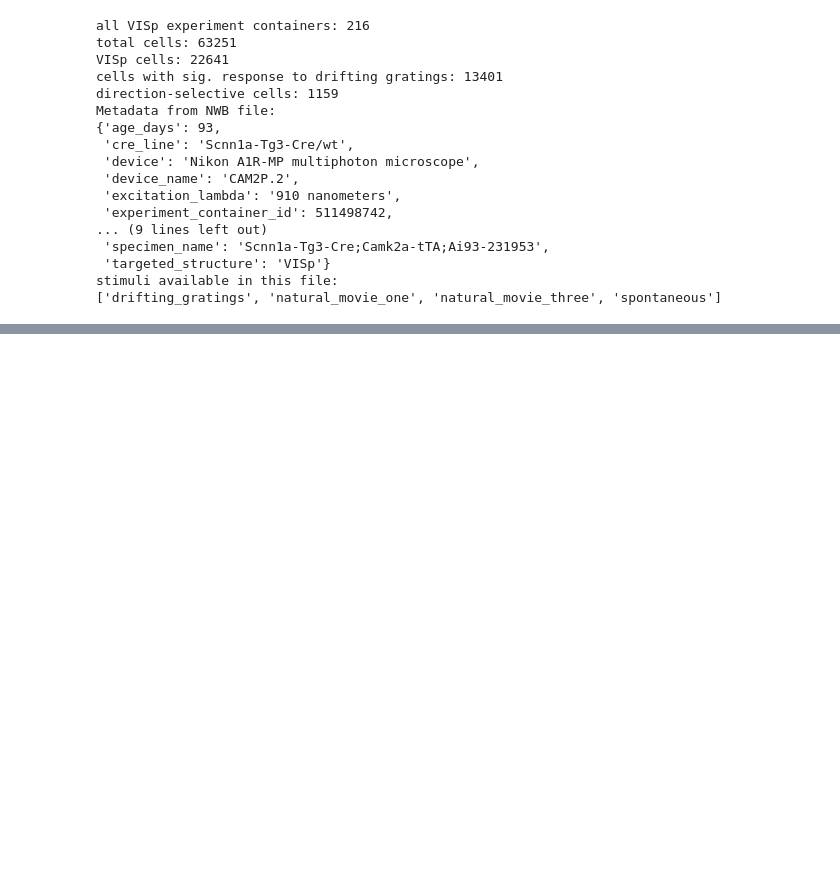
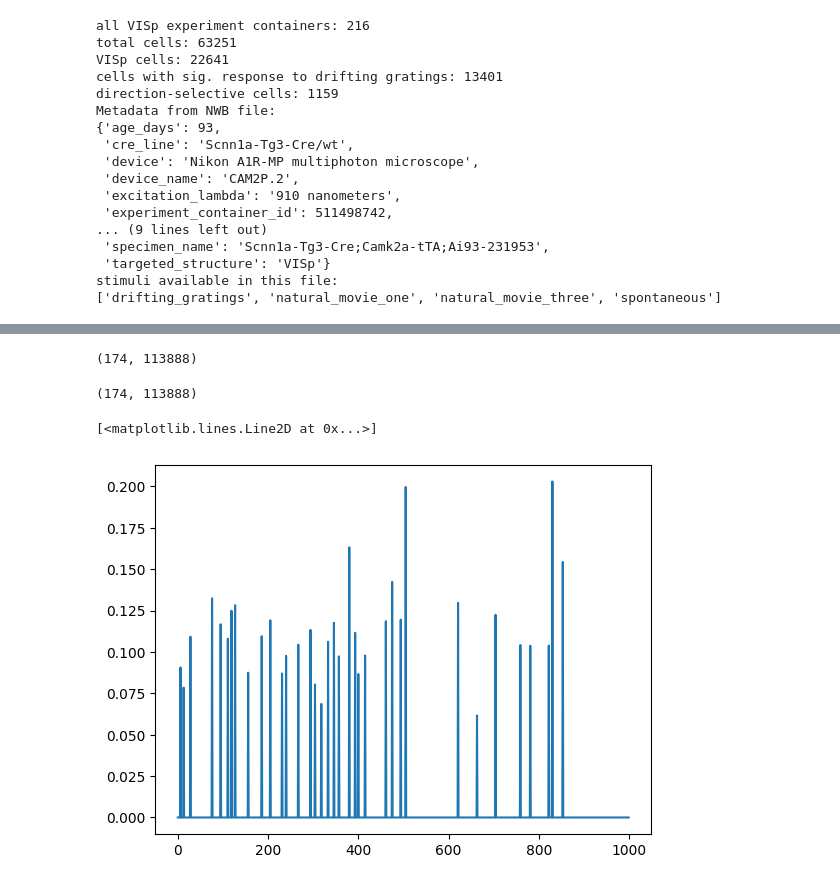
Before and after one commit to mariakesa/HuggingMouse, a Jupyter notebook: scripts/d.ipynb, the cells around one changed output, grey strips where cells are left out. Saved outputs shown, nothing was run; the diff lists cells and outputs as text; code cells hidden in the pictures; blank space fills up the shorter version.

```diff
--- a/scripts/d.ipynb
+++ b/scripts/d.ipynb
@@ -132,0 +184,19 @@ Error:
+# %%
+
+from pathlib import Path
+
+from allensdk.core.brain_observatory_cache import BrainObservatoryCache
+import pprint
+
+# This class uses a 'manifest' to keep track of downloaded data and metadata.
+# All downloaded files will be stored relative to the directory holding the manifest
+# file.  If 'manifest_file' is a relative path (as it is below), it will be
+# saved relative to your working directory.  It can also be an absolute path.
+boc =  BrainObservatoryCache(
+    manifest_file=str(Path('/media/maria/DATA/AllenData') / 'brain_observatory_manifest.json'))
+
+# Download a list of all targeted areas
+targeted_structures = boc.get_all_targeted_structures()
+print("all targeted structures: " + str(targeted_structures))
+#cell_exp = boc.get_ophys_experiments(646959386)
+events = boc.get_ophys_experiment_events(501559087)
@@ -132,0 +207,14 @@ Error:
+# %%
+events.shape
+# %% [output]
+(174, 113888)
+# %%
+events.shape
+# %% [output]
+(174, 113888)
+# %%
+import matplotlib.pyplot as plt
+plt.plot(events[2,:1000].flatten())
+# %% [output]
+[<matplotlib.lines.Line2D at 0x...>]
+[figure, added]
```
Also changed, not shown: parts of 7 cells of this notebook, 4 other files.
